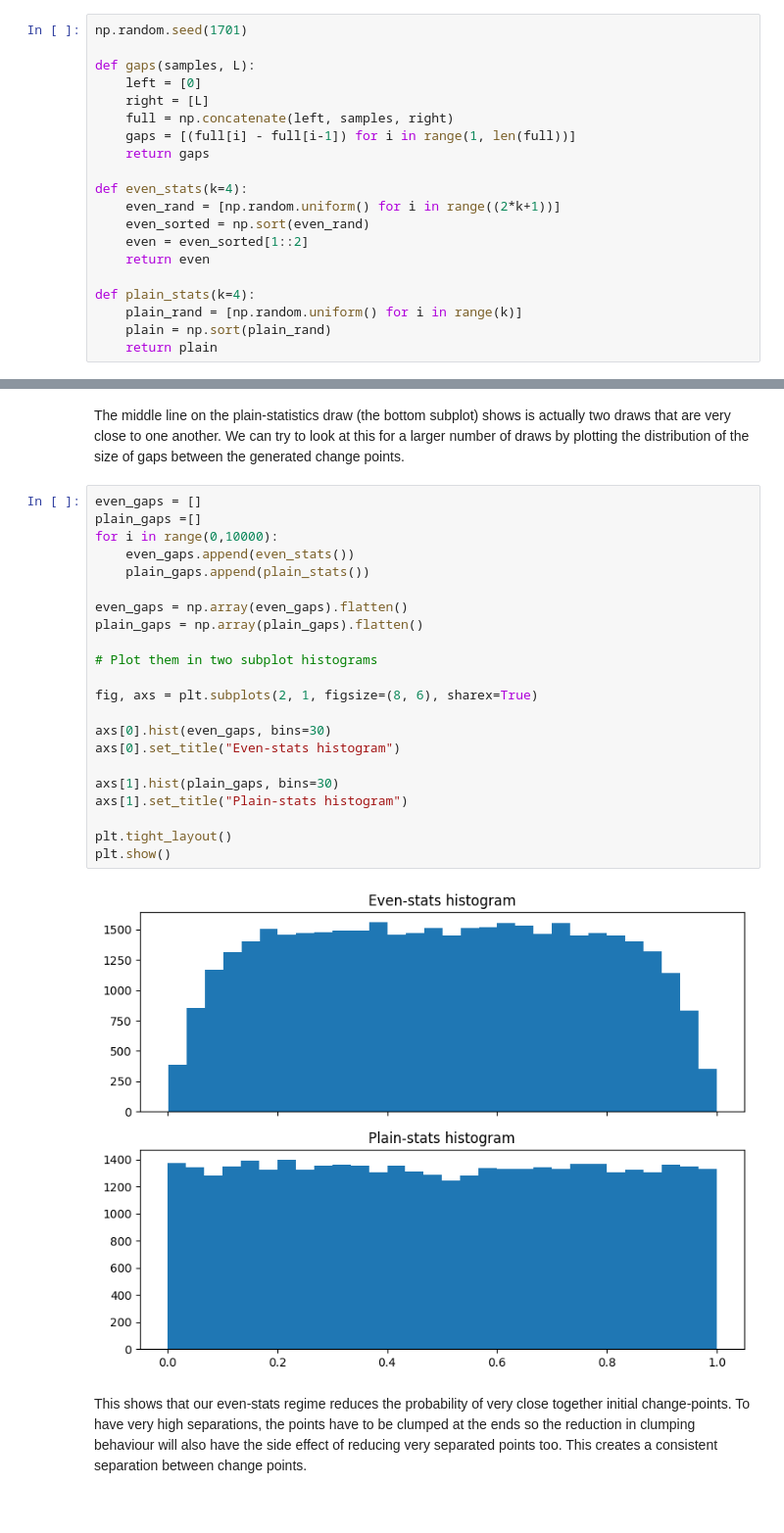
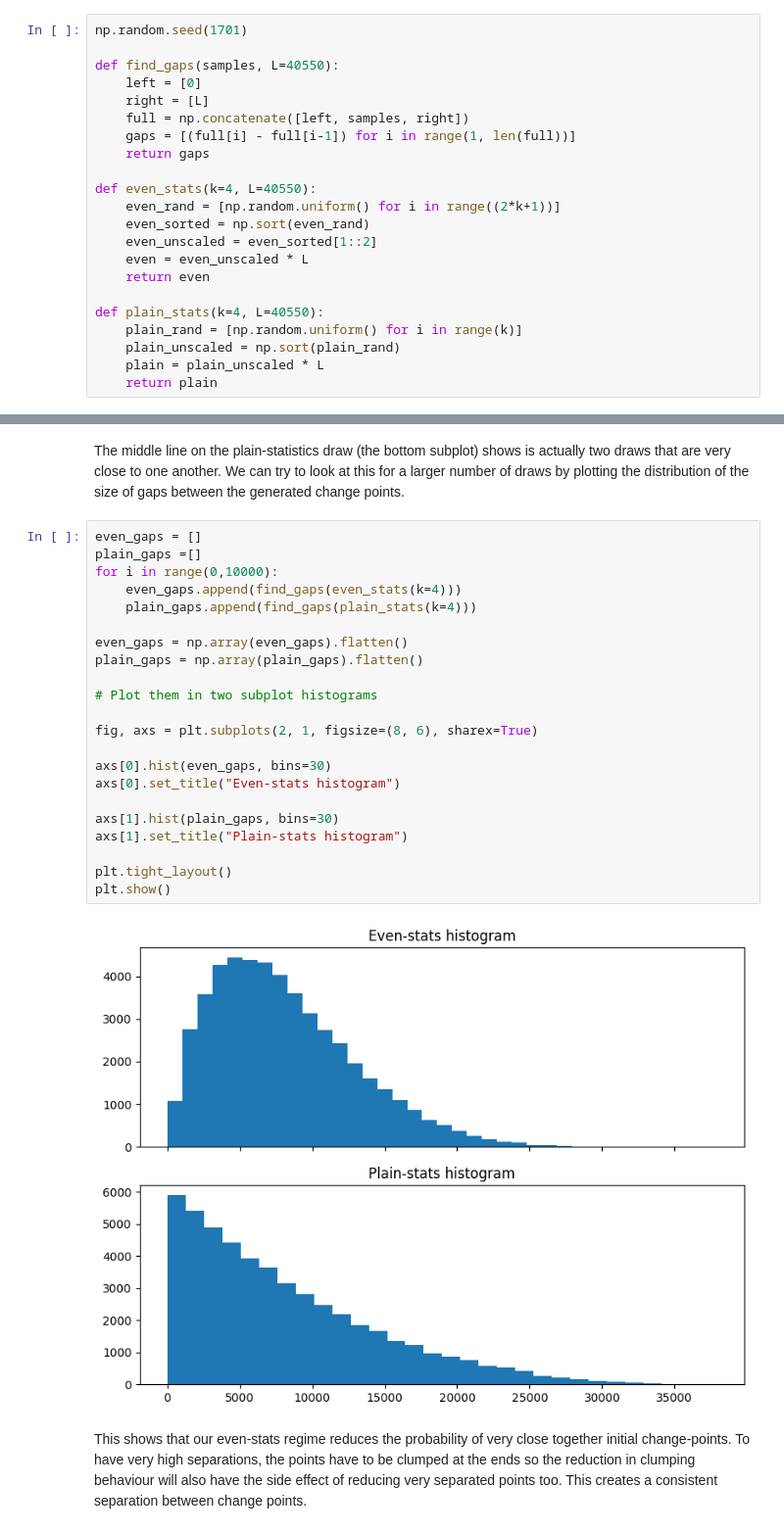
Before and after one commit to JoeyWee1/S2_Coal_Mining_Bayesian_Stats, a Jupyter notebook: C2CW.ipynb, the cells around one changed output, grey strips where cells are left out. Shown at 98% size. Cells and saved outputs as stored; diff of their text form.

```diff
--- a/C2CW.ipynb
+++ b/C2CW.ipynb
@@ -40,22 +40,24 @@ This can improve performance because it encourages the model to use all of the c
 # %%
 np.random.seed(1701)
 
-def gaps(samples, L):
+def find_gaps(samples, L=40550):
     left = [0]
     right = [L]
-    full = np.concatenate(left, samples, right)
+    full = np.concatenate([left, samples, right])
     gaps = [(full[i] - full[i-1]) for i in range(1, len(full))]
     return gaps
 
-def even_stats(k=4):
+def even_stats(k=4, L=40550):
     even_rand = [np.random.uniform() for i in range((2*k+1))]
     even_sorted = np.sort(even_rand)
-    even = even_sorted[1::2]
+    even_unscaled = even_sorted[1::2]
+    even = even_unscaled * L
     return even
 
-def plain_stats(k=4):
+def plain_stats(k=4, L=40550):
     plain_rand = [np.random.uniform() for i in range(k)]
-    plain = np.sort(plain_rand)
+    plain_unscaled = np.sort(plain_rand)
+    plain = plain_unscaled * L
     return plain
 # %%
 # Plot single example
@@ -90,27 +92,27 @@ The middle line on the plain-statistics draw (the bottom subplot) shows is actua
 # %%
 even_gaps = []
 plain_gaps =[]
 for i in range(0,10000):
-    even_gaps.append(even_stats())
-    plain_gaps.append(plain_stats())
+    even_gaps.append(find_gaps(even_stats(k=4)))
+    plain_gaps.append(find_gaps(plain_stats(k=4)))
 
 even_gaps = np.array(even_gaps).flatten()
 plain_gaps = np.array(plain_gaps).flatten()
 
 # Plot them in two subplot histograms
 
 fig, axs = plt.subplots(2, 1, figsize=(8, 6), sharex=True)
 
 axs[0].hist(even_gaps, bins=30)
 axs[0].set_title("Even-stats histogram")
 
 axs[1].hist(plain_gaps, bins=30)
 axs[1].set_title("Plain-stats histogram")
 
 plt.tight_layout()
 plt.show()
 # %% [output]
-[figure, old version]
+[figure, new version]
 # %% [markdown]
 This shows that our even-stats regime reduces the probability of very close together initial change-points. To have very high separations, the points have to be clumped at the ends so the reduction in clumping behaviour will also have the side effect of reducing very separated points too. This creates a consistent separation between change points.
 # %% [markdown]
```
Also changed, not shown: parts of 6 cells of this notebook.
